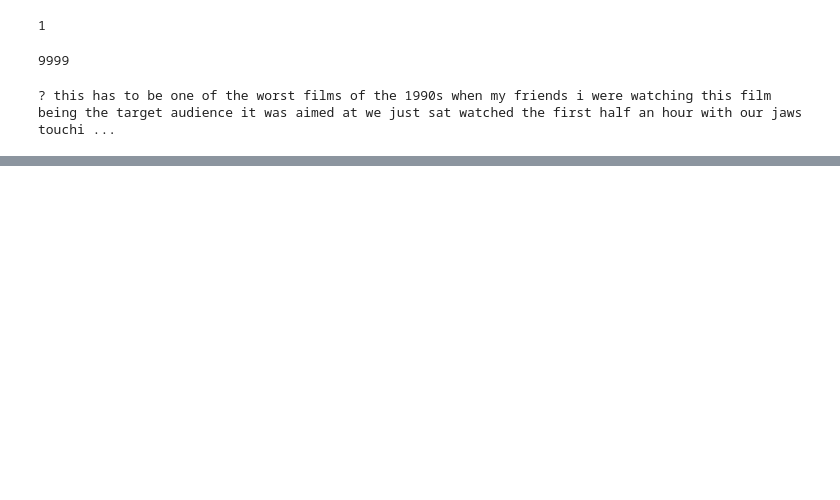
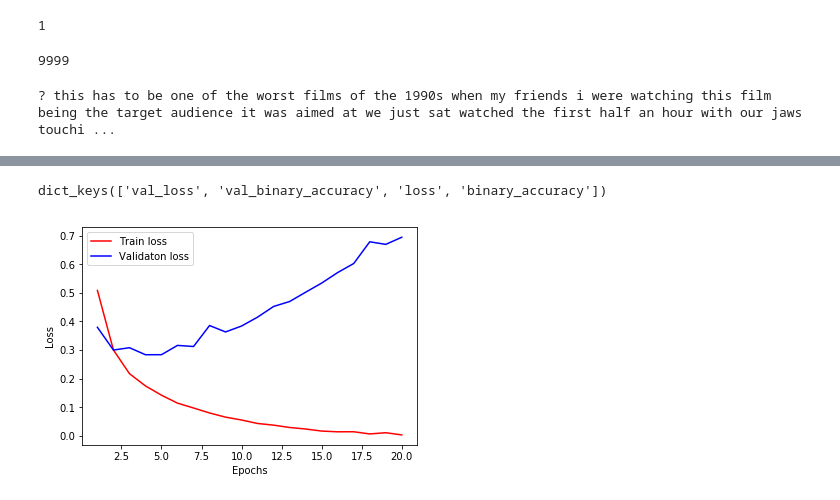
Before and after one commit to jinilcs/deeplearning_with_python_repo, a Jupyter notebook: chapter3.ipynb, the cells around one changed output, grey strips where cells are left out. Saved outputs shown, nothing was run; the diff lists cells and outputs as text; code cells hidden in the pictures; blank space fills up the shorter version.

```diff
--- a/chapter3.ipynb
+++ b/chapter3.ipynb
@@ -47,0 +85,8 @@ model.fit()
+# %%
+from keras import optimizers
+from keras import losses
+from keras import metrics
+
+model.compile(optimizer=optimizers.RMSprop(lr=0.001),
+             loss=losses.binary_crossentropy,
+              metrics=[metrics.binary_accuracy])
@@ -47,0 +95,9 @@ model.fit()
+# %%
+#Validation Set
+x_val = x_train[:10000]
+partial_x_train = x_train[10000:]
+y_val = y_train[:10000]
+partial_y_train = y_train[10000:]
+# %%
+history = model.fit(partial_x_train, partial_y_train, epochs=20,
+          batch_size=512, validation_data=(x_val, y_val))
@@ -47,0 +122,6 @@ model.fit()
+# %%
+history_dict = history.history
+# %%
+history_dict.keys()
+# %% [output]
+dict_keys(['val_loss', 'val_binary_accuracy', 'loss', 'binary_accuracy'])
@@ -47,0 +131,14 @@ model.fit()
+# %%
+loss_values = history_dict['loss']
+val_loss_values = history_dict['val_loss']
+
+epochs = range(1, len(loss_values) + 1)
+
+plt.plot(epochs, loss_values, 'r', label='Train loss')
+plt.plot(epochs, val_loss_values, 'b', label='Validaton loss')
+plt.xlabel('Epochs')
+plt.ylabel('Loss')
+plt.legend()
+plt.show()
+# %% [output]
+[figure, added]
```
Also changed, not shown: parts of 23 cells of this notebook.
